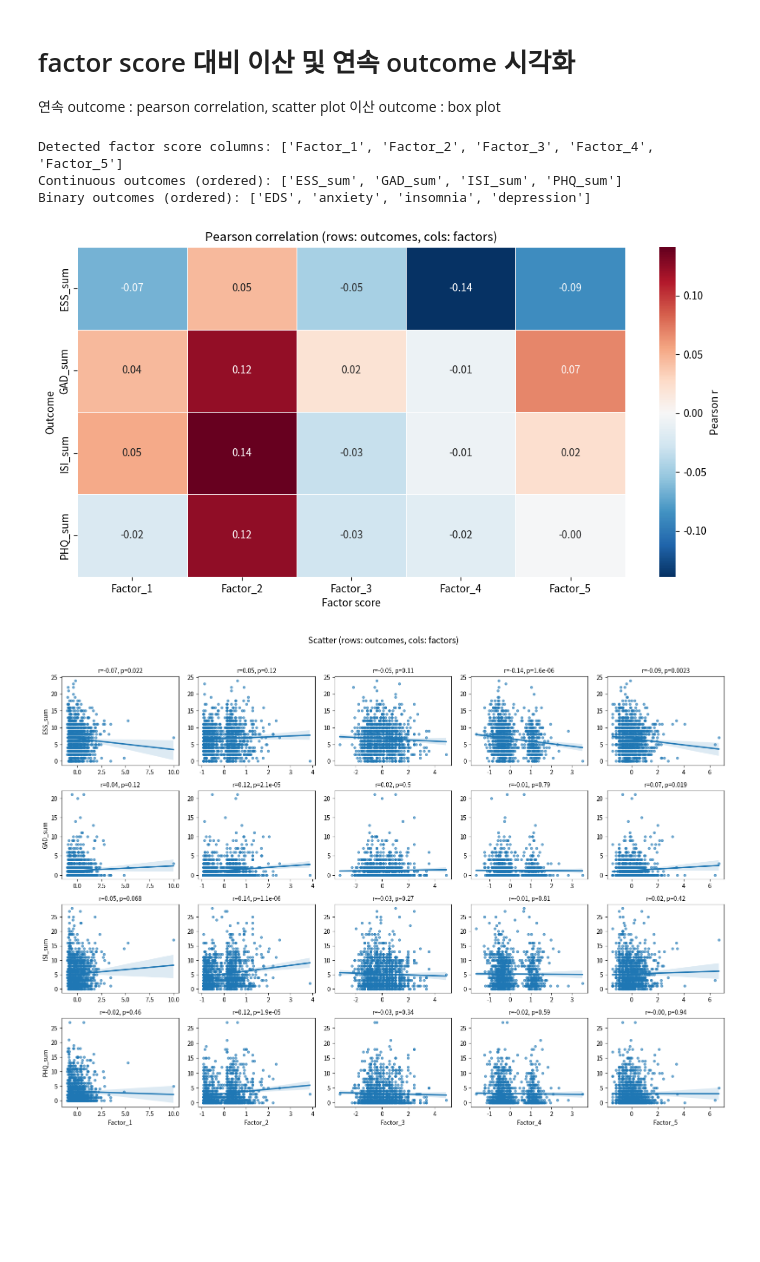
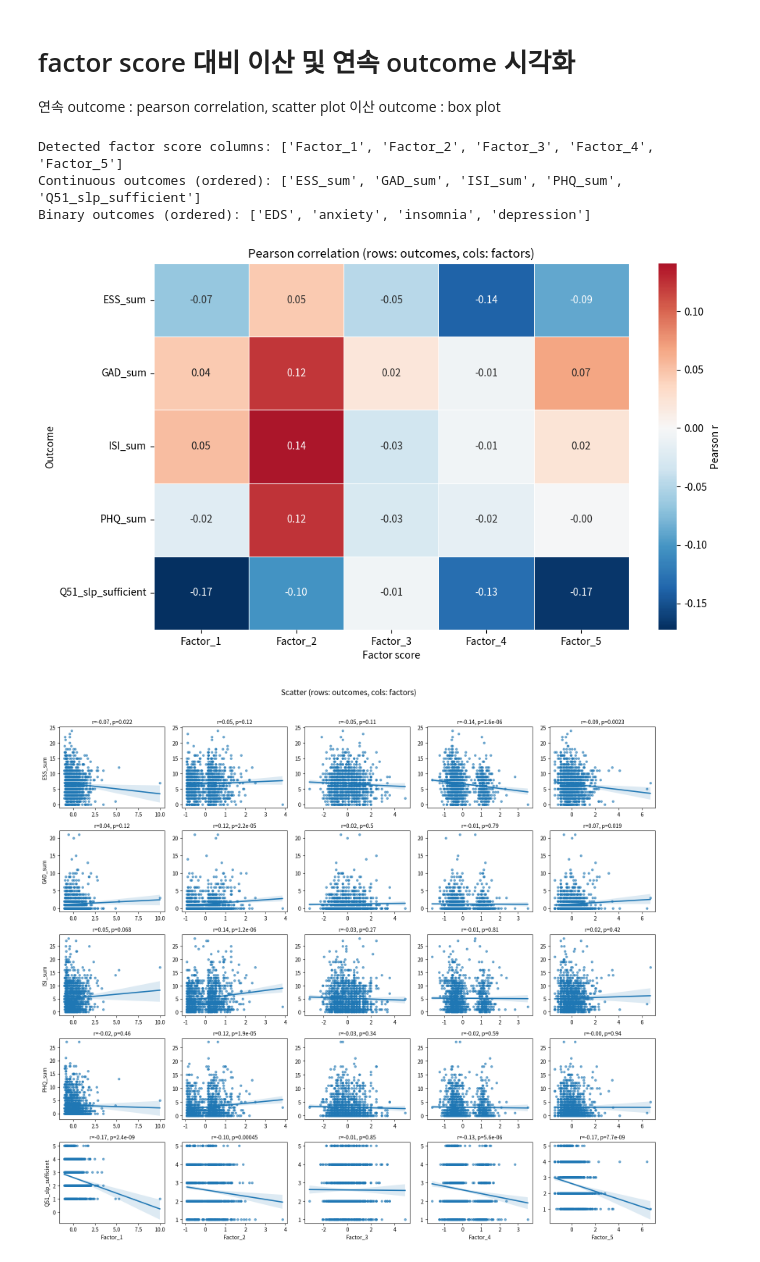
Before and after one commit to LeeHyunWon999/SleepHi, a Jupyter notebook: EDA_sleep_EFA_ver5_final_test_outcome.ipynb, the cells around one changed output. Cells and saved outputs as stored; diff of their text form; code cells hidden in the pictures; blank space fills up the shorter version.

```diff
--- a/EDA_sleep_EFA_ver5_final_test_outcome.ipynb
+++ b/EDA_sleep_EFA_ver5_final_test_outcome.ipynb
@@ -2226,7 +2230,8 @@ if __name__ == "__main__":
         "MCTQ_GUa", "MCTQ_SEa"
     ]
 
-    continuous_outcomes = ["ISI_sum", "ESS_sum", "GAD_sum", "PHQ_sum"]
+    continuous_outcomes = ["ISI_sum", "ESS_sum", "GAD_sum", "PHQ_sum", "Q51_slp_sufficient"]
+    # continuous_outcomes = ["ISI_sum", "ESS_sum", "GAD_sum", "PHQ_sum"]
     binary_outcomes = ["insomnia", "EDS", "anxiety", "depression"]
 
     covariates = [
@@ -2890,7 +2878,7 @@ import re
 # =========================================================
 # 설정: outcome 표시 순서 (요구한 순서로 고정)
 # =========================================================
-PREFERRED_CONT_OUTCOMES = ["ESS_sum", "GAD_sum", "ISI_sum", "PHQ_sum"]
+PREFERRED_CONT_OUTCOMES = ["ESS_sum", "GAD_sum", "ISI_sum", "PHQ_sum", "Q51_slp_sufficient"]
 PREFERRED_BIN_OUTCOMES  = ["EDS", "anxiety", "insomnia", "depression"]
 
 # =========================================================
@@ -3024,33 +3012,33 @@ print("Binary outcomes (ordered):", bin_outcomes)
 # 1) Pearson heatmap (원본 스타일: 데이터 범위 기반 vmin/vmax 유지)
 r_mat, p_mat = corr_matrix(df_fs, factor_cols, cont_outcomes)
 vmin, vmax = np.nanmin(r_mat.values), np.nanmax(r_mat.values)
 
 plt.figure(figsize=(1.2*len(factor_cols) + 4, 0.6*len(cont_outcomes) + 3))
 sns.heatmap(
     r_mat,
     annot=True,
     fmt=".2f",
     center=0,
     vmin=vmin,
     vmax=vmax,
     cmap="RdBu_r",
     linewidths=0.5,
     cbar_kws={"label": "Pearson r"}
 )
 plt.title("Pearson correlation (rows: outcomes, cols: factors)")
 plt.xlabel("Factor score")
 plt.ylabel("Outcome")
 plt.tight_layout()
 plt.show()
 
 # 2) Scatter grid
 scatter_grid(df_fs, factor_cols, cont_outcomes, max_outcomes_per_fig=6)
 
 # 3) Box grid
 box_grid(df_fs, factor_cols, bin_outcomes, max_outcomes_per_fig=6, show_strip=True)
 # %% [output]
 Detected factor score columns: ['Factor_1', 'Factor_2', 'Factor_3', 'Factor_4', 'Factor_5']
-Continuous outcomes (ordered): ['ESS_sum', 'GAD_sum', 'ISI_sum', 'PHQ_sum']
+Continuous outcomes (ordered): ['ESS_sum', 'GAD_sum', 'ISI_sum', 'PHQ_sum', 'Q51_slp_sufficient']
 Binary outcomes (ordered): ['EDS', 'anxiety', 'insomnia', 'depression']
-[figure, old version]
+[figure, new version]
-[figure, old version]
+[figure, new version]
```
Also changed, not shown: parts of 19 cells of this notebook.
